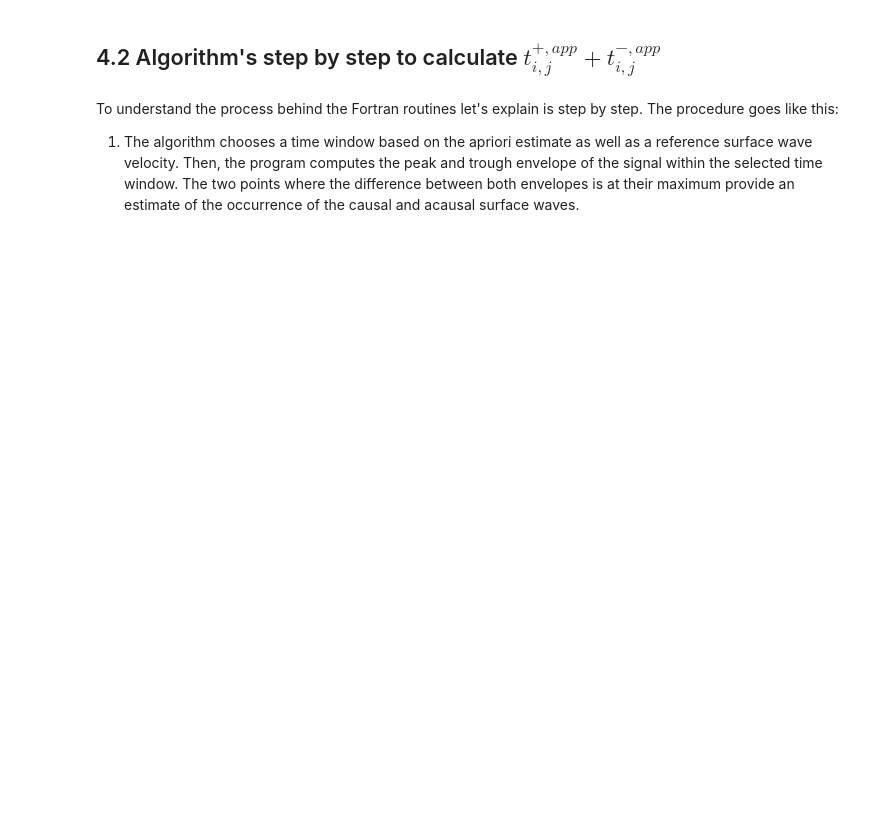
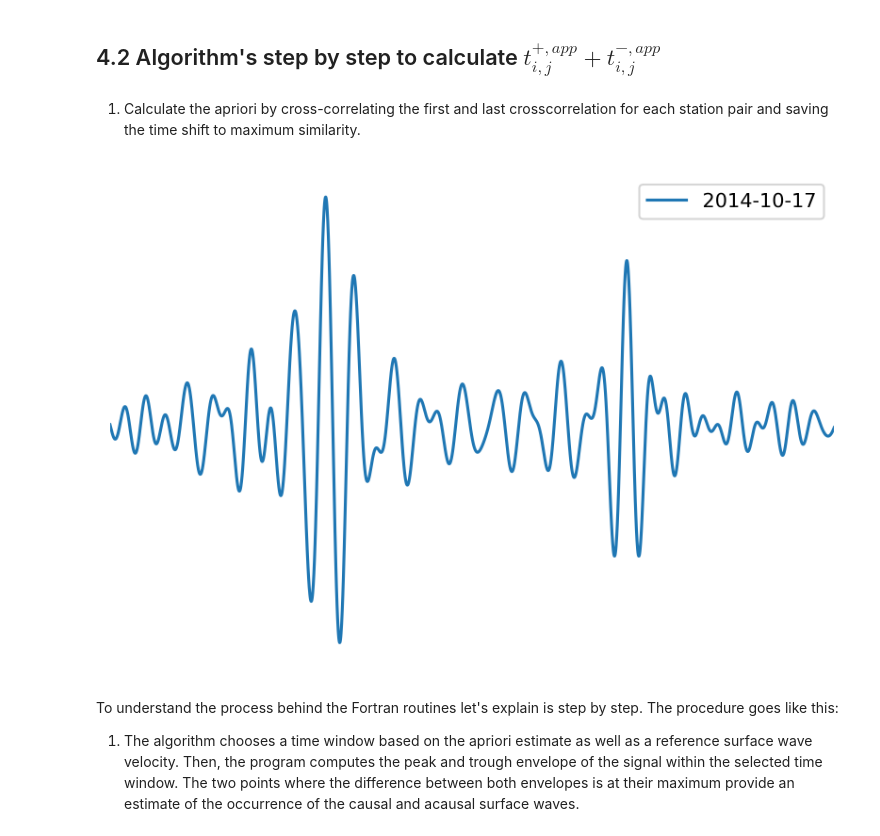
Before and after one commit to davidn182/ocloc, a Jupyter notebook: tutorials/4. Calculate t_app.ipynb, the cells around one changed output. Cells and saved outputs as stored; diff of their text form; code cells hidden in the pictures; blank space fills up the shorter version.

```diff
--- a/tutorials/4. Calculate t_app.ipynb
+++ b/tutorials/4. Calculate t_app.ipynb
@@ -65,6 +66,56 @@ mkdir: temp/HOP_O20_HOP_O20_1413547737_100.sac/: File exists
 '
+# %%
+correlation_obj2 = cd.get_correlations_of_stationpair("O20", "HOP")[-1]
 # %% [markdown]
 ##  4.2 Algorithm's step by step to calculate $t^{+, app}_{i, j} + t^{-, app}_{i, j}$
+# %% [markdown]
+1. Calculate the apriori by cross-correlating the first and last crosscorrelation for each station pair and saving the time shift to maximum similarity.
+# %%
+from ocloc import read_correlation_file
+corr = correlation_obj # Shorter name.
+corr2 = correlation_obj2 # Shorter name.
+min_t = -50 # Min t in [s] for plotting
+max_t = 50 # Max t in [s] for plotting
+observed_shift = corr.t_app[-1] # in [s]
+
+# Load the correlation file as obspy.Trace object
+# (with some additional attributes)
+tr1 = read_correlation_file(corr.file_path)
+tr2 = read_correlation_file(corr2.file_path)
+
+for tr in [tr1, tr2]:
+    tr = tr.filter(
+        "bandpass",
+        freqmin=cd.processing_parameters[0].freqmin,
+        freqmax=cd.processing_parameters[0].freqmax,
+        corners=4,
+        zerophase=True)
+
+# Define the t=0 as the middle of the cross-correlation.
+start = -tr.times()[-1] / 2.0
+end = tr.times()[-1] / 2.0
+
+# Define our time vector.
+t = np.linspace(start, end, tr.stats.npts)
+
+# Define our amplitudes-vector
+data1 = tr1.data
+data2 = tr2.data
+
+# Make figure.
+figure = plt.figure(dpi=300)
+plt.plot(t, data1, label=str(tr1.stats.average_date)[:10])
+#plt.plot(t, data2, label=str(tr2.stats.average_date)[:10], ls="--",color="C1")
+
+plt.xlim(min_t, max_t)
+plt.ylabel("Amplitudes")
+plt.tight_layout()
+plt.legend(loc="best")
+plt.axis('off')
+plt.savefig("/Users/localadmin/Downloads/last.png")
+plt.show()
+# %% [output]
+[figure, added]
 # %% [markdown]
 To understand the process behind the Fortran routines let's explain is step by step. The procedure goes like this:
 
```
Also changed, not shown: parts of 8 cells of this notebook.
